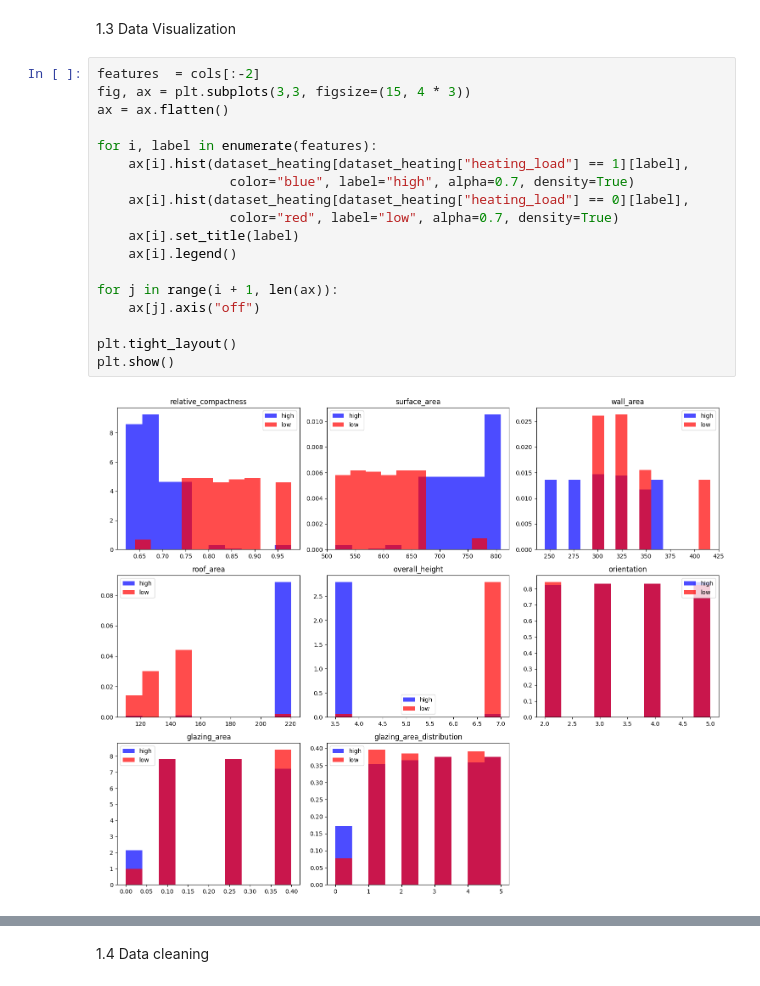
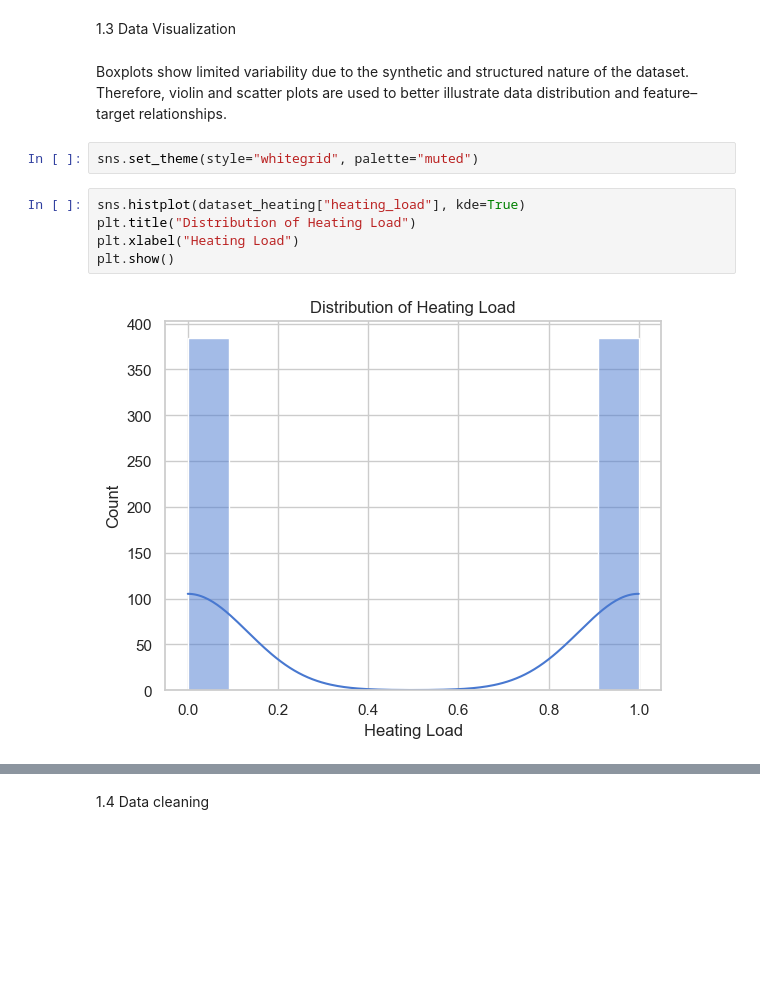
Before and after one commit to matcze/energy_efficient, a Jupyter notebook: energy_efficient_class.ipynb, the cells around one changed output, grey strips where cells are left out. Saved outputs shown, nothing was run; the diff lists cells and outputs as text; blank space fills up the shorter version.

```diff
--- a/energy_efficient_class.ipynb
+++ b/energy_efficient_class.ipynb
@@ -94,23 +95,15 @@ dataset_heating.describe()
 | max | 0.980000 | 808.500000 | 416.500000 | 220.500000 | 7.00000 | 5.000000 | 0.400000 | ... |
 # %% [markdown]
 1.3 Data Visualization
-# %%
-features  = cols[:-2]
-fig, ax = plt.subplots(3,3, figsize=(15, 4 * 3))
-ax = ax.flatten()
-
-for i, label in enumerate(features):
-    ax[i].hist(dataset_heating[dataset_heating["heating_load"] == 1][label],
-                 color="blue", label="high", alpha=0.7, density=True)
-    ax[i].hist(dataset_heating[dataset_heating["heating_load"] == 0][label],
-                 color="red", label="low", alpha=0.7, density=True)
-    ax[i].set_title(label)
-    ax[i].legend()
-
-for j in range(i + 1, len(ax)):
-    ax[j].axis("off")
-
-plt.tight_layout()
-plt.show()
-# %% [output]
-[figure, removed]
+# %% [markdown]
+Boxplots show limited variability due to the synthetic and structured nature of the dataset.
+Therefore, violin and scatter plots are used to better illustrate data distribution and feature–target relationships.
+# %%
+sns.set_theme(style="whitegrid", palette="muted")
+# %%
+sns.histplot(dataset_heating["heating_load"], kde=True)
+plt.title("Distribution of Heating Load")
+plt.xlabel("Heating Load")
+plt.show()
+# %% [output]
+[figure, added]
```
Also changed, not shown: parts of 41 cells of this notebook, 1 other file.
